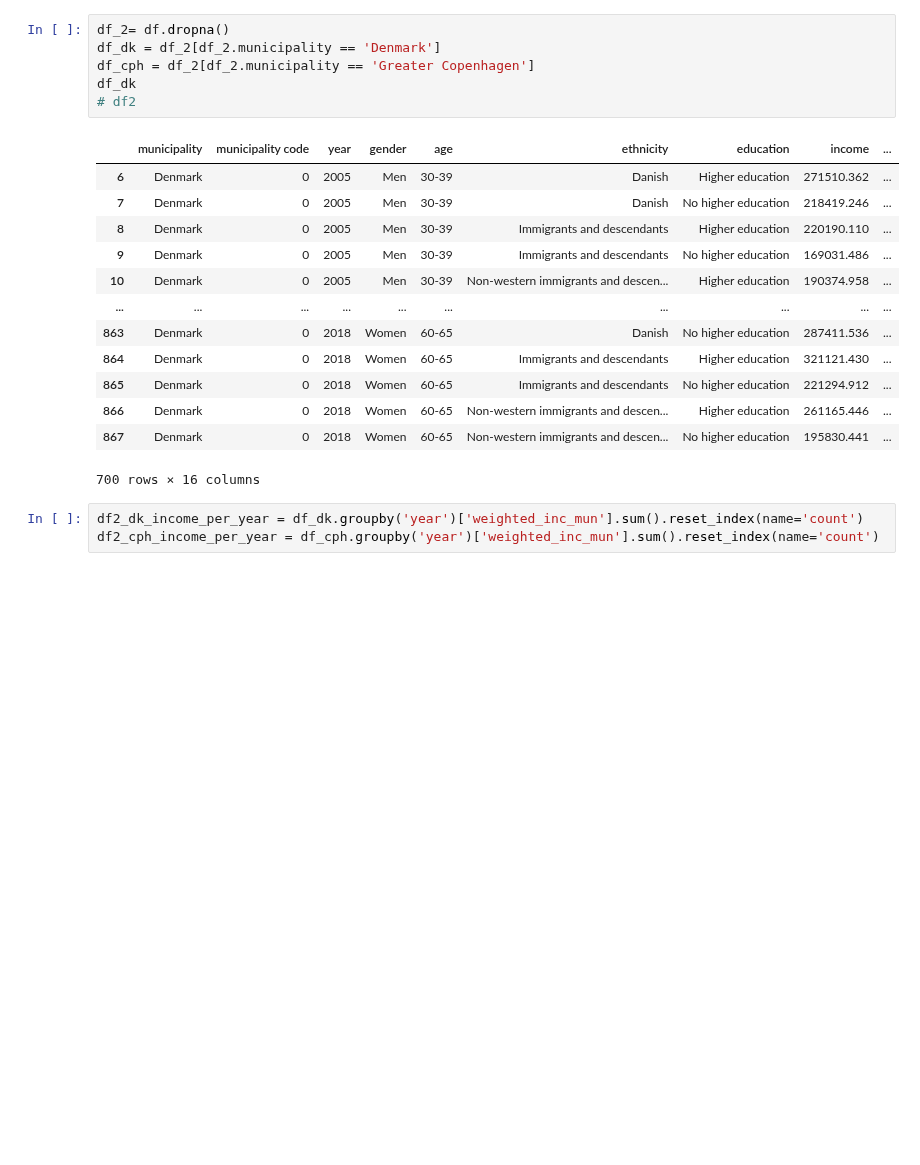
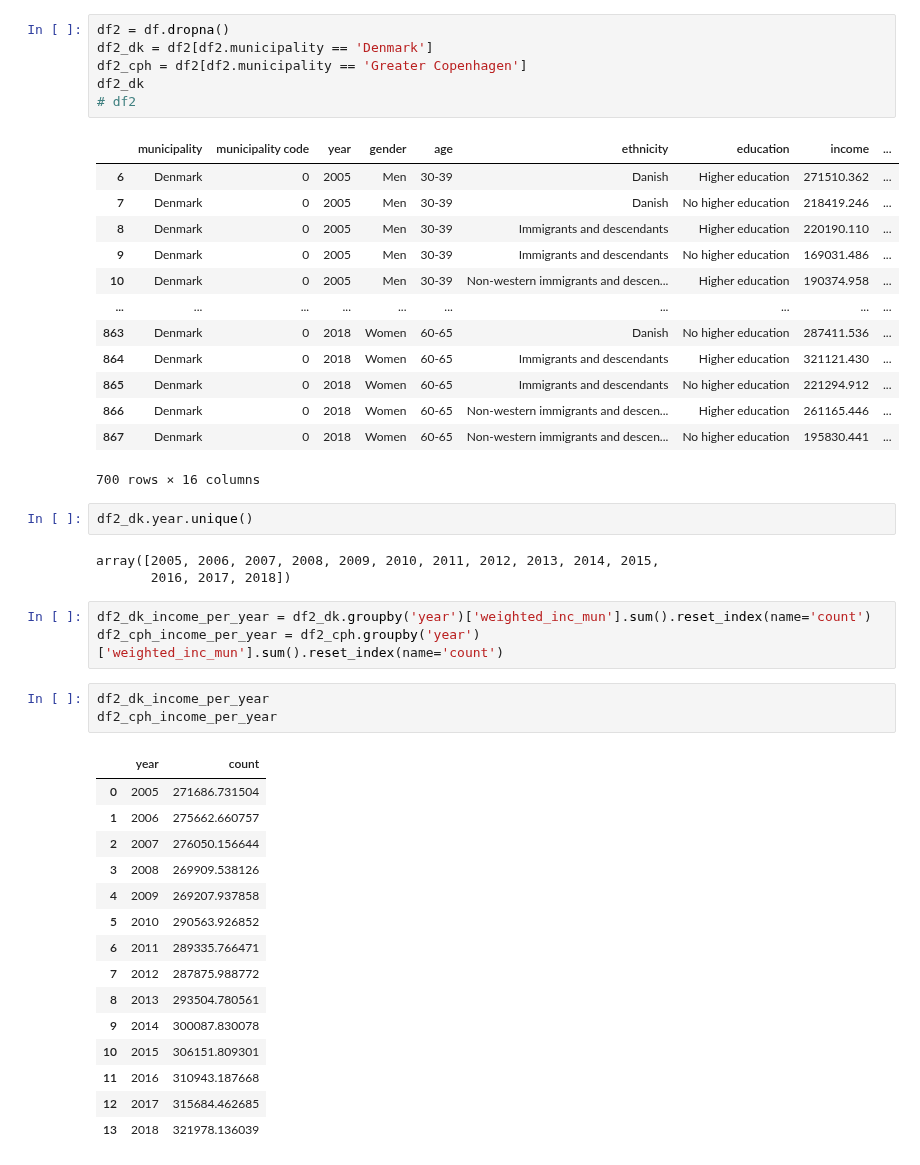
Before and after one commit to vivivaradi/socialdata2023, a Jupyter notebook: assignments/cph_vs_dk.ipynb, the cells around one changed output. Cells and saved outputs as stored; diff of their text form; blank space fills up the shorter version.

```diff
--- a/assignments/cph_vs_dk.ipynb
+++ b/assignments/cph_vs_dk.ipynb
@@ -123,10 +152,10 @@ plt.show()
 women_dk_drop = women_dk.dropna()
 women_cph_drop = women_cph.dropna()
 # %%
-df_2= df.dropna()
-df_dk = df_2[df_2.municipality == 'Denmark']
-df_cph = df_2[df_2.municipality == 'Greater Copenhagen']
-df_dk
+df2 = df.dropna()
+df2_dk = df2[df2.municipality == 'Denmark']
+df2_cph = df2[df2.municipality == 'Greater Copenhagen']
+df2_dk
 # df2
 # %% [output]
 |  | municipality | municipality code | year | gender | age | ethnicity | education | income | ... |
@@ -142,7 +171,31 @@ df_dk
 | 866 | Denmark | 0 | 2018 | Women | 60-65 | Non-western immigrants and descen... | Higher education | 261165.446 | ... |
 | 867 | Denmark | 0 | 2018 | Women | 60-65 | Non-western immigrants and descen... | No higher education | 195830.441 | ... |
 700 rows × 16 columns
+# %%
+df2_dk.year.unique()
+# %% [output]
+array([2005, 2006, 2007, 2008, 2009, 2010, 2011, 2012, 2013, 2014, 2015,
+       2016, 2017, 2018])
 # %%
-df2_dk_income_per_year = df_dk.groupby('year')['weighted_inc_mun'].sum().reset_index(name='count')
-df2_cph_income_per_year = df_cph.groupby('year')['weighted_inc_mun'].sum().reset_index(name='count')
+df2_dk_income_per_year = df2_dk.groupby('year')['weighted_inc_mun'].sum().reset_index(name='count')
+df2_cph_income_per_year = df2_cph.groupby('year')['weighted_inc_mun'].sum().reset_index(name='count')
+# %%
+df2_dk_income_per_year
+df2_cph_income_per_year
+# %% [output]
+|  | year | count |
+| 0 | 2005 | 271686.731504 |
+| 1 | 2006 | 275662.660757 |
+| 2 | 2007 | 276050.156644 |
+| 3 | 2008 | 269909.538126 |
+| 4 | 2009 | 269207.937858 |
+| 5 | 2010 | 290563.926852 |
+| 6 | 2011 | 289335.766471 |
+| 7 | 2012 | 287875.988772 |
+| 8 | 2013 | 293504.780561 |
+| 9 | 2014 | 300087.830078 |
+| 10 | 2015 | 306151.809301 |
+| 11 | 2016 | 310943.187668 |
+| 12 | 2017 | 315684.462685 |
+| 13 | 2018 | 321978.136039 |
 # %%
```
Also changed, not shown: parts of 12 cells of this notebook, 2 other files.
